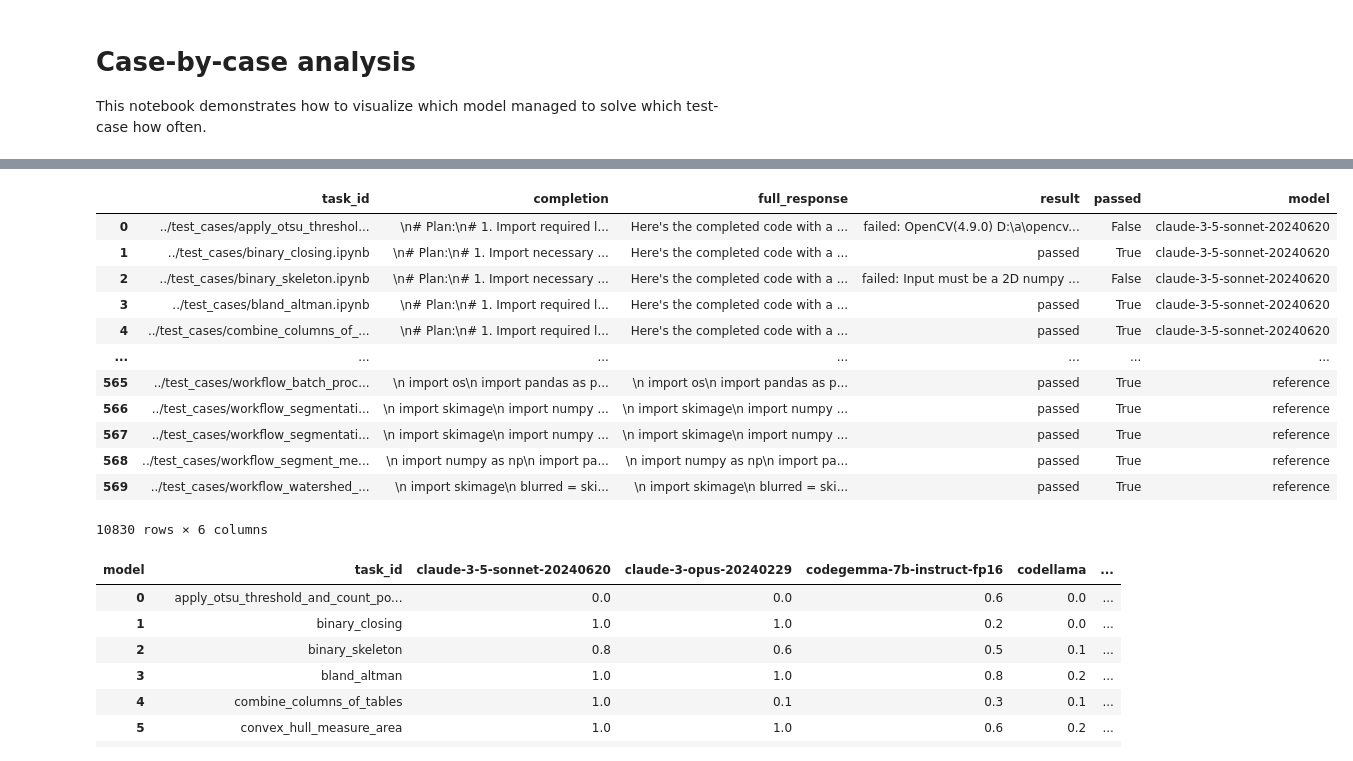
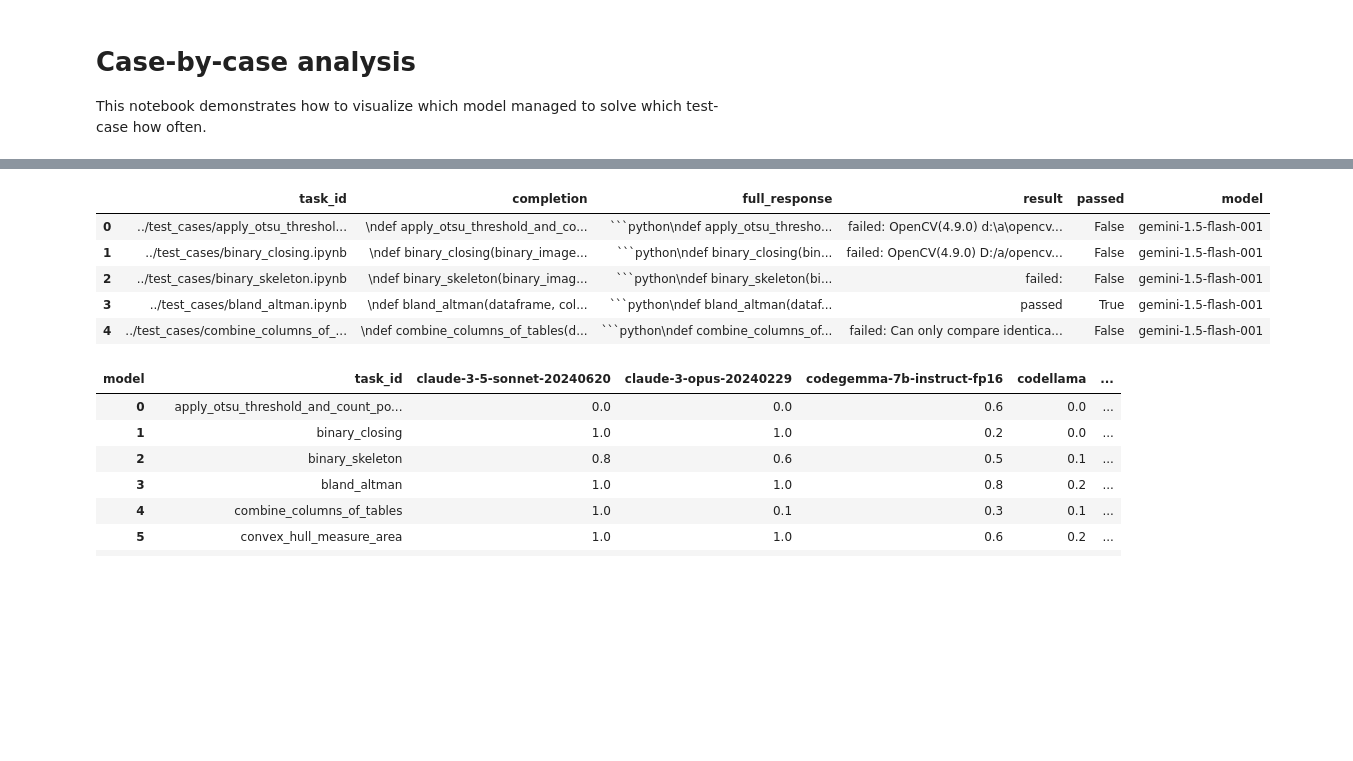
Before and after one commit to haesleinhuepf/human-eval-bia, a Jupyter notebook: demo/summarize_by_case.ipynb, the cells around one changed output, grey strips where cells are left out. Drawn from its saved outputs; the diff is of its cells as text; code cells hidden in the pictures; blank space fills up the shorter version.

````diff
--- a/demo/summarize_by_case.ipynb
+++ b/demo/summarize_by_case.ipynb
@@ -41,19 +42,12 @@ samples_reference.jsonl_results.jsonl
 # %%
-df
+df.head()
 # %% [output]
 |  | task_id | completion | full_response | result | passed | model |
-| 0 | ../test_cases/apply_otsu_threshol... | \n# Plan:\n# 1. Import required l... | Here's the completed code with a ... | failed: OpenCV(4.9.0) D:\a\opencv... | False | claude-3-5-sonnet-20240620 |
-| 1 | ../test_cases/binary_closing.ipynb | \n# Plan:\n# 1. Import necessary ... | Here's the completed code with a ... | passed | True | claude-3-5-sonnet-20240620 |
-| 2 | ../test_cases/binary_skeleton.ipynb | \n# Plan:\n# 1. Import necessary ... | Here's the completed code with a ... | failed: Input must be a 2D numpy ... | False | claude-3-5-sonnet-20240620 |
-| 3 | ../test_cases/bland_altman.ipynb | \n# Plan:\n# 1. Import required l... | Here's the completed code with a ... | passed | True | claude-3-5-sonnet-20240620 |
-| 4 | ../test_cases/combine_columns_of_... | \n# Plan:\n# 1. Import required l... | Here's the completed code with a ... | passed | True | claude-3-5-sonnet-20240620 |
-| ... | ... | ... | ... | ... | ... | ... |
-| 565 | ../test_cases/workflow_batch_proc... | \n import os\n import pandas as p... | \n import os\n import pandas as p... | passed | True | reference |
-| 566 | ../test_cases/workflow_segmentati... | \n import skimage\n import numpy ... | \n import skimage\n import numpy ... | passed | True | reference |
-| 567 | ../test_cases/workflow_segmentati... | \n import skimage\n import numpy ... | \n import skimage\n import numpy ... | passed | True | reference |
-| 568 | ../test_cases/workflow_segment_me... | \n import numpy as np\n import pa... | \n import numpy as np\n import pa... | passed | True | reference |
-| 569 | ../test_cases/workflow_watershed_... | \n import skimage\n blurred = ski... | \n import skimage\n blurred = ski... | passed | True | reference |
+| 0 | ../test_cases/apply_otsu_threshol... | \ndef apply_otsu_threshold_and_co... | ```python\ndef apply_otsu_thresho... | failed: OpenCV(4.9.0) d:\a\opencv... | False | gemini-1.5-flash-001 |
+| 1 | ../test_cases/binary_closing.ipynb | \ndef binary_closing(binary_image... | ```python\ndef binary_closing(bin... | failed: OpenCV(4.9.0) D:/a/opencv... | False | gemini-1.5-flash-001 |
+| 2 | ../test_cases/binary_skeleton.ipynb | \ndef binary_skeleton(binary_imag... | ```python\ndef binary_skeleton(bi... | failed: | False | gemini-1.5-flash-001 |
+| 3 | ../test_cases/bland_altman.ipynb | \ndef bland_altman(dataframe, col... | ```python\ndef bland_altman(dataf... | passed | True | gemini-1.5-flash-001 |
+| 4 | ../test_cases/combine_columns_of_... | \ndef combine_columns_of_tables(d... | ```python\ndef combine_columns_of... | failed: Can only compare identica... | False | gemini-1.5-flash-001 |
-10830 rows × 6 columns
 # %%
 # Ensure the 'passed' column is boolean for correct processing.
 df['passed'] = df['passed'].astype(bool)
````
Also changed, not shown: parts of 3 cells of this notebook.
